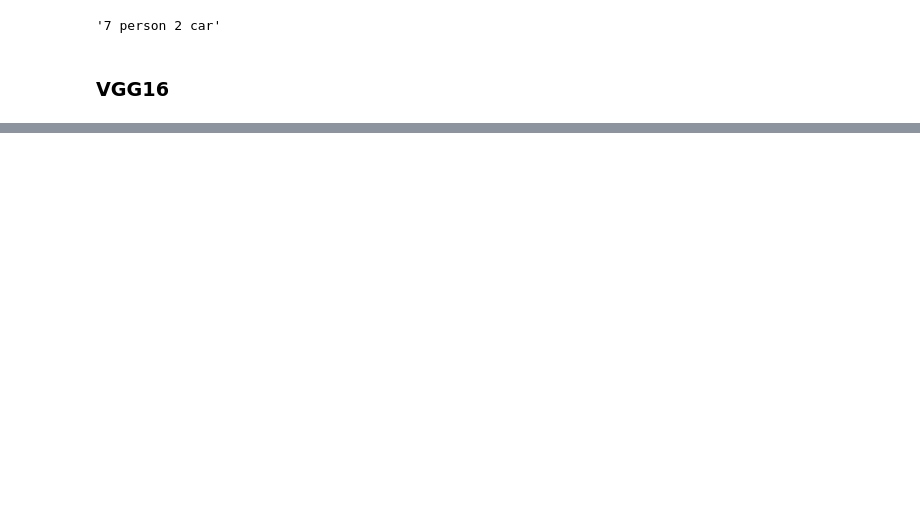
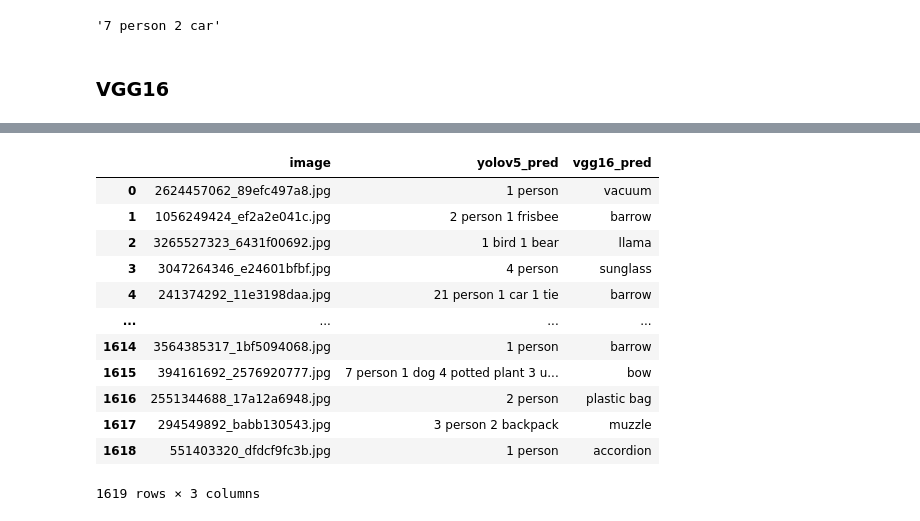
Before and after one commit to edologgerbird/image-caption-generator, a Jupyter notebook: Project_Notebook.ipynb, the cells around one changed output, grey strips where cells are left out. Saved outputs shown, nothing was run; the diff lists cells and outputs as text; code cells hidden in the pictures; blank space fills up the shorter version.

```diff
--- a/Project_Notebook.ipynb
+++ b/Project_Notebook.ipynb
@@ -405 +408,17 @@ image_df
+# %%
+test_image_df
+# %% [output]
+|  | image | yolov5_pred | vgg16_pred |
+| 0 | 2624457062_89efc497a8.jpg | 1 person | vacuum |
+| 1 | 1056249424_ef2a2e041c.jpg | 2 person 1 frisbee | barrow |
+| 2 | 3265527323_6431f00692.jpg | 1 bird 1 bear | llama |
+| 3 | 3047264346_e24601bfbf.jpg | 4 person | sunglass |
+| 4 | 241374292_11e3198daa.jpg | 21 person 1 car 1 tie | barrow |
+| ... | ... | ... | ... |
+| 1614 | 3564385317_1bf5094068.jpg | 1 person | barrow |
+| 1615 | 394161692_2576920777.jpg | 7 person 1 dog 4 potted plant 3 u... | bow |
+| 1616 | 2551344688_17a12a6948.jpg | 2 person | plastic bag |
+| 1617 | 294549892_babb130543.jpg | 3 person 2 backpack | muzzle |
+| 1618 | 551403320_dfdcf9fc3b.jpg | 1 person | accordion |
+1619 rows × 3 columns
 # %%
```
Also changed, not shown: parts of 28 cells of this notebook.
